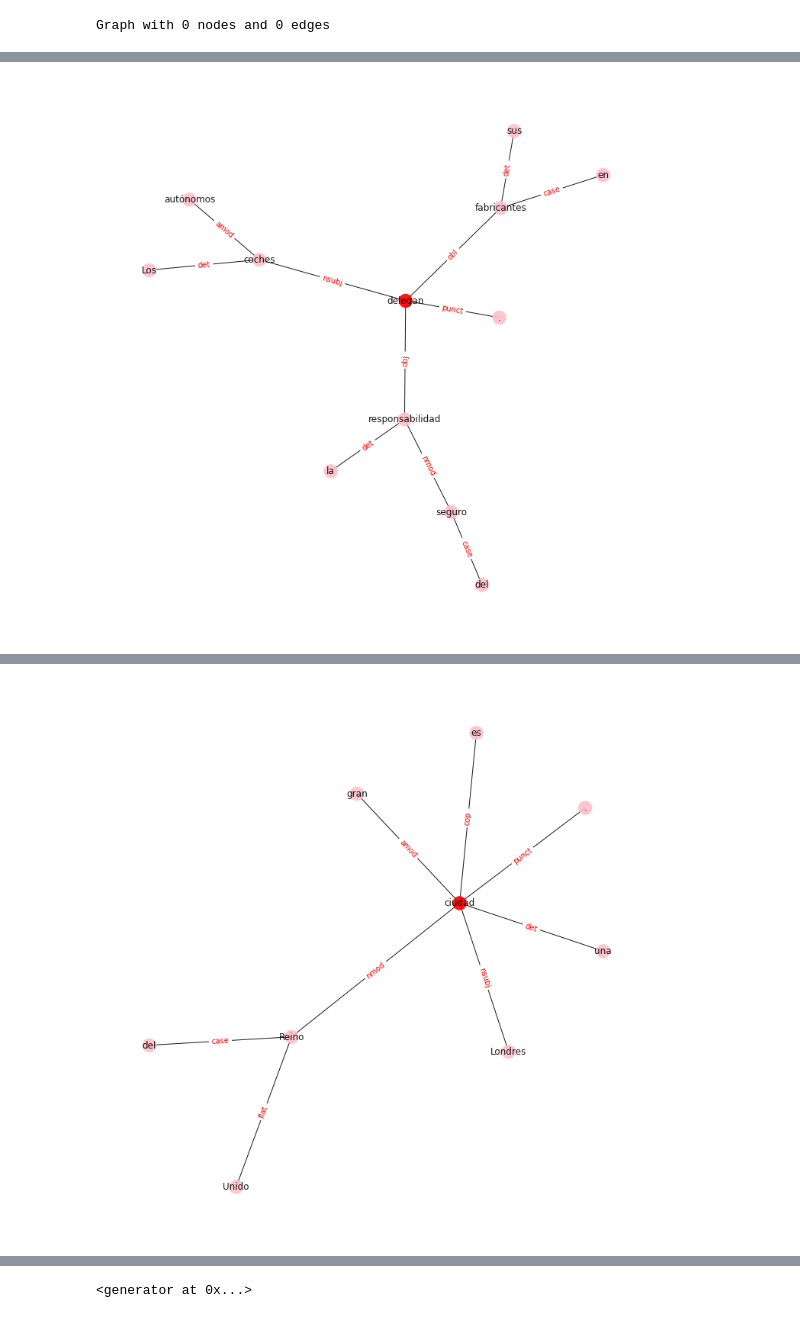
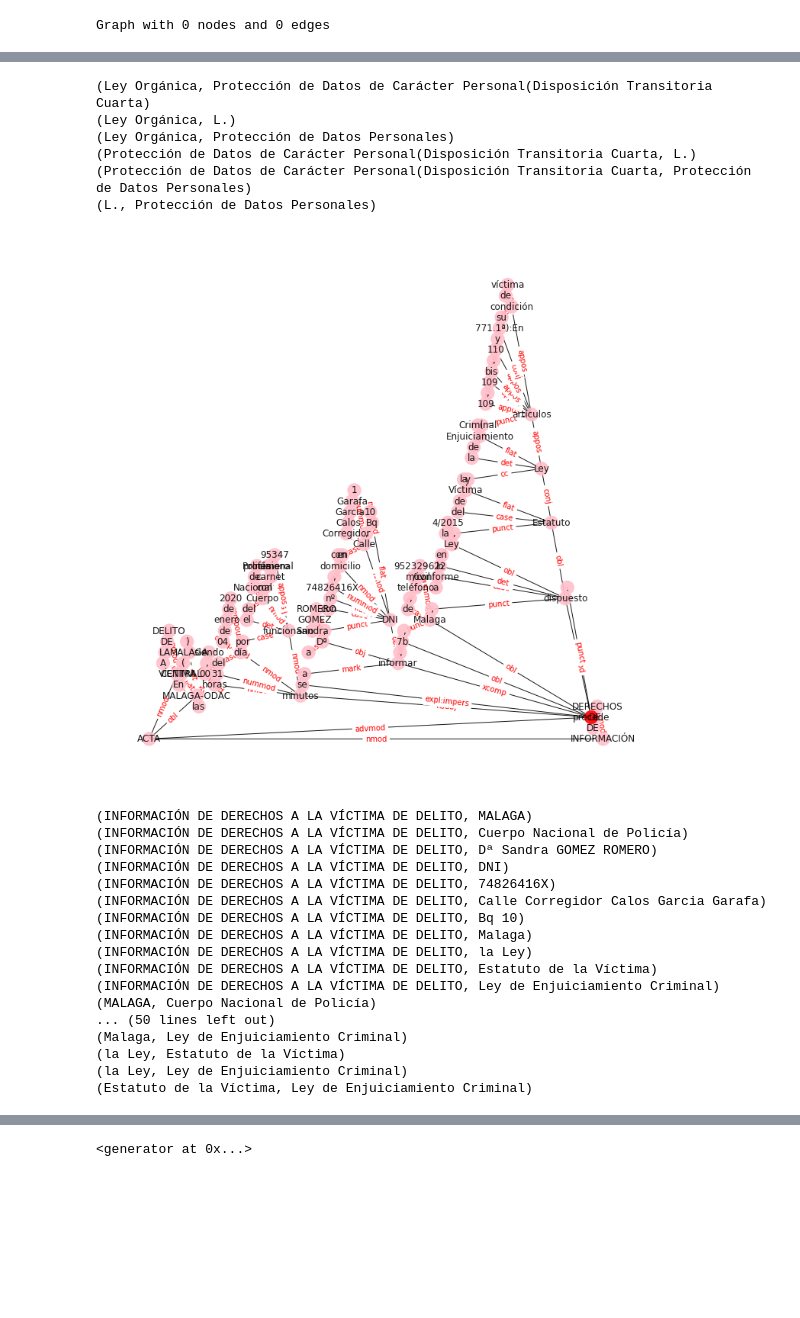
Before and after one commit to cbobed/PattyImplementation, a Jupyter notebook: notebooks/Untitled-Copy1.ipynb, the cells around one changed output, grey strips where cells are left out. Drawn from its saved outputs; the diff is of its cells as text; code cells hidden in the pictures; blank space fills up the shorter version.

Commit message:
Better / cleaner generation of paths to mine the patterns
Motivated by some specifities of Spanish Legal texts we are facing

```diff
--- a/notebooks/Untitled-Copy1.ipynb
+++ b/notebooks/Untitled-Copy1.ipynb
@@ -226,13 +314,13 @@ def generate_textual_patterns_with_pos_tags(corpus, extend_children=False, force
     return textual_patterns, patterns_pos_tags
 # %%
 sents = []
-for s in sentences:
-    sents.append(s)
+# for s in sentences:
+#     sents.append(s)
 sents.append('En cumplimiento de lo estipulado en la Ley Orgánica 15/1999 de 13 de diciembre, de Protección de Datos de Carácter Personal(Disposición Transitoria Cuarta. L. O 3/2018 de Protección de Datos Personales')
-sents.append('ACTA DE INFORMACIÓN DE DERECHOS A LA VÍCTIMA DE DELITO En MALAGA-ODAC CENTRAL (MALAGA), siendo las 00 horas 31 minutos del día 04 de enero de 2020 por el funcionario del Cuerpo Nacional de Policía con carnet profesional número 95347 se procede a informar a D/Dª Sandra GOMEZ ROMERO, con DNI nº 74826416X, con domicilio en Calle Corregidor Calos Garcia Garafa 1, Bq 10, 7b , de Malaga , teléfono/móvil 952329622 , conforme a lo dispuesto en la Ley 4/2015, del Estatuto de la Víctima y la Ley de Enjuiciamiento Criminal (artículos 109, 109 bis, 110 y 771.1ª):En su condición de víctima.')
-textual_patterns, post = generate_textual_patterns_with_pos_tags(sents, True, False)
-print(f'size: {len(textual_patterns)}')
-textual_patterns, post = generate_textual_patterns_with_pos_tags(sents, True, False)
+sents.append('ACTA DE INFORMACIÓN DE DERECHOS A LA VÍCTIMA DE DELITO En MALAGA-ODAC CENTRAL (MALAGA), siendo las 00 horas 31 minutos del día 04 de enero de 2020 por el funcionario del Cuerpo Nacional de Policía con carnet profesional número 95347 se procede a informar a Dª Sandra GOMEZ ROMERO, con DNI nº 74826416X, con domicilio en Calle Corregidor Calos Garcia Garafa 1, Bq 10, 7b , de Malaga , teléfono/móvil 952329622 , conforme a lo dispuesto en la Ley 4/2015, del Estatuto de la Víctima y la Ley de Enjuiciamiento Criminal (artículos 109, 109 bis, 110 y 771.1ª):En su condición de víctima.')
+sents.append("Se notifica a Carlos Bobed, con DNI 1231232D, con domicilio Zaragoza, teléfono/móvil 33333333, de que bla y blah es blah")
+
+textual_patterns, post = generate_textual_patterns_with_pos_tags(sents, True)
 print(f'size: {len(textual_patterns)}')
 for pat in textual_patterns:
     print(pat)
@@ -242 +330,24 @@ print (f'Done. ')
+(Ley Orgánica, Protección de Datos de Carácter Personal(Disposición Transitoria Cuarta)
+(Ley Orgánica, L.)
+(Ley Orgánica, Protección de Datos Personales)
+(Protección de Datos de Carácter Personal(Disposición Transitoria Cuarta, L.)
+(Protección de Datos de Carácter Personal(Disposición Transitoria Cuarta, Protección de Datos Personales)
+(L., Protección de Datos Personales)
-[figure, old version]
+[figure, new version]
+(INFORMACIÓN DE DERECHOS A LA VÍCTIMA DE DELITO, MALAGA)
+(INFORMACIÓN DE DERECHOS A LA VÍCTIMA DE DELITO, Cuerpo Nacional de Policía)
+(INFORMACIÓN DE DERECHOS A LA VÍCTIMA DE DELITO, Dª Sandra GOMEZ ROMERO)
+(INFORMACIÓN DE DERECHOS A LA VÍCTIMA DE DELITO, DNI)
+(INFORMACIÓN DE DERECHOS A LA VÍCTIMA DE DELITO, 74826416X)
+(INFORMACIÓN DE DERECHOS A LA VÍCTIMA DE DELITO, Calle Corregidor Calos Garcia Garafa)
+(INFORMACIÓN DE DERECHOS A LA VÍCTIMA DE DELITO, Bq 10)
+(INFORMACIÓN DE DERECHOS A LA VÍCTIMA DE DELITO, Malaga)
+(INFORMACIÓN DE DERECHOS A LA VÍCTIMA DE DELITO, la Ley)
+(INFORMACIÓN DE DERECHOS A LA VÍCTIMA DE DELITO, Estatuto de la Víctima)
+(INFORMACIÓN DE DERECHOS A LA VÍCTIMA DE DELITO, Ley de Enjuiciamiento Criminal)
+(MALAGA, Cuerpo Nacional de Policía)
+... (50 lines left out)
+(Malaga, Ley de Enjuiciamiento Criminal)
+(la Ley, Estatuto de la Víctima)
+(la Ley, Ley de Enjuiciamiento Criminal)
+(Estatuto de la Víctima, Ley de Enjuiciamiento Criminal)
@@ -244 +354,0 @@ print (f'Done. ')
-[figure, removed]
```
Also changed, not shown: parts of 3 cells of this notebook, 1 other file.
